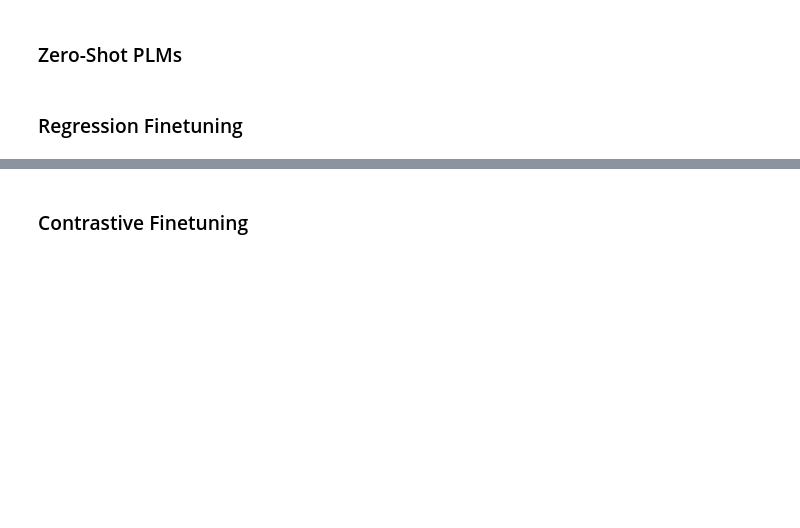
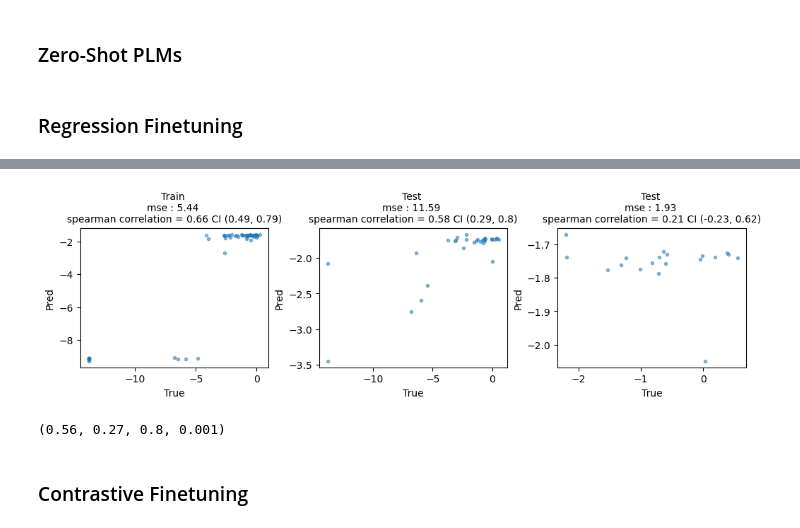
Before and after one commit to kevingeo11/DomainPrediction, a Jupyter notebook: src/fitness_prediction/surrogates_t_domain.ipynb, the cells around one changed output, grey strips where cells are left out. Drawn from its saved outputs; the diff is of its cells as text; code cells hidden in the pictures; blank space fills up the shorter version.

Commit message:
update fitness surrogates

```diff
--- a/src/fitness_prediction/surrogates_t_domain.ipynb
+++ b/src/fitness_prediction/surrogates_t_domain.ipynb
@@ -277,7 +376,7 @@ config={'layers': [1152, 512, 1],
         'batch_size': 16,
         'patience': 200,
         'early_stopping': True,
-        'lr': 1e-4,
+        'lr': 1e-3,
         'print_every_n_epoch': 10,
         'debug': True}
 surrogate = topmodel.MLPSurrogate(config=config)
@@ -286,9 +385,11 @@ surrogate.trainmodel(X=X_train, y=y_train, val=(X_test, y_test))
 y_train_pred = surrogate.predict(X_train)
 y_test_pred = surrogate.predict(X_test)
 
-fig, ax = plt.subplots(1,2, figsize=(7,3), layout='constrained')
+fig, ax = plt.subplots(1,3, figsize=(10,3), layout='constrained')
 ax[0].plot(y_train, y_train_pred, '.', alpha=0.5)
 ax[1].plot(y_test, y_test_pred, '.', alpha=0.5)
+ax[2].plot(y_test[df.loc[test_mask, 'fitness_raw'] > 0], y_test_pred[df.loc[test_mask, 'fitness_raw'] > 0],
+            '.', alpha=0.5)
 
 mse = mean_squared_error(y_train, y_train_pred)
 corr, ci_lower, ci_upper, *_  = get_spearmanr_bootstrap(y_train, y_train_pred)
@@ -298,7 +399,11 @@ mse = mean_squared_error(y_test, y_test_pred)
 corr, ci_lower, ci_upper, *_  = get_spearmanr_bootstrap(y_test, y_test_pred)
 ax[1].set_title(f'Test \nmse : {str(round(mse, 2))} \nspearman correlation = {corr} CI ({ci_lower}, {ci_upper})', size=10)
 
-for i in range(2):
+mse = mean_squared_error(y_test[df.loc[test_mask, 'fitness_raw'] > 0], y_test_pred[df.loc[test_mask, 'fitness_raw'] > 0])
+corr, ci_lower, ci_upper, *_  = get_spearmanr_bootstrap(y_test[df.loc[test_mask, 'fitness_raw'] > 0], y_test_pred[df.loc[test_mask, 'fitness_raw'] > 0])
+ax[2].set_title(f'Test \nmse : {str(round(mse, 2))} \nspearman correlation = {corr} CI ({ci_lower}, {ci_upper})', size=10)
+
+for i in range(3):
     ax[i].set_xlabel('True')
     ax[i].set_ylabel('Pred')
 
@@ -317,7 +430,7 @@ else:
 # %%
 wt_sequence = df.loc[df['name'] == 'WT', 'seq'].iloc[0]
 # %%
-zero_shot_method = 'pseudolikelihood'
+zero_shot_method = 'masked_marginal'
 # %%
 y_pred = []
 for i, row in tqdm(df.iterrows()):
@@ -364,21 +484,3 @@ for i in range(2):
     ax[i].set_ylabel('Pred')
 
 plt.show()
-# %%
-fig, ax = plt.subplots(1,2, figsize=(7,3), layout='constrained')
-ax[0].plot(y_train, y_train_pred, '.', alpha=0.5)
-ax[1].plot(y_test, y_test_pred, '.', alpha=0.5)
-
-mse = mean_squared_error(y_train, y_train_pred)
-corr, ci_lower, ci_upper, *_  = get_spearmanr_bootstrap(y_train, y_train_pred)
-ax[0].set_title(f'Train \nmse : {str(round(mse, 2))} \nspearman correlation = {corr} CI ({ci_lower}, {ci_upper})', size=10)
-
-mse = mean_squared_error(y_test, y_test_pred)
-corr, ci_lower, ci_upper, *_  = get_spearmanr_bootstrap(y_test, y_test_pred)
-ax[1].set_title(f'Test \nmse : {str(round(mse, 2))} \nspearman correlation = {corr} CI ({ci_lower}, {ci_upper})', size=10)
-
-for i in range(2):
-    ax[i].set_xlabel('True')
-    ax[i].set_ylabel('Pred')
-
-plt.show()
@@ -418,21 +584,29 @@ surrogate.trainmodel(df_train, df_test)
 # %%
 y_train_pred = surrogate.predict(df_train['seq'])
 y_test_pred = surrogate.predict(df_test['seq'])
 
-fig, ax = plt.subplots(1,2, figsize=(7,3), layout='constrained')
+fig, ax = plt.subplots(1,3, figsize=(10,3), layout='constrained')
 ax[0].plot(y_train, y_train_pred, '.', alpha=0.5)
 ax[1].plot(y_test, y_test_pred, '.', alpha=0.5)
+ax[2].plot(y_test[df.loc[test_mask, 'fitness_raw'] > 0.1], y_test_pred[df.loc[test_mask, 'fitness_raw'] > 0.1],
+            '.', alpha=0.5)
 
 mse = mean_squared_error(y_train, y_train_pred)
 corr, ci_lower, ci_upper, *_  = get_spearmanr_bootstrap(y_train, y_train_pred)
 ax[0].set_title(f'Train \nmse : {str(round(mse, 2))} \nspearman correlation = {corr} CI ({ci_lower}, {ci_upper})', size=10)
 
 mse = mean_squared_error(y_test, y_test_pred)
 corr, ci_lower, ci_upper, *_  = get_spearmanr_bootstrap(y_test, y_test_pred)
 ax[1].set_title(f'Test \nmse : {str(round(mse, 2))} \nspearman correlation = {corr} CI ({ci_lower}, {ci_upper})', size=10)
 
-for i in range(2):
+mse = mean_squared_error(y_test[df.loc[test_mask, 'fitness_raw'] > 0.1], y_test_pred[df.loc[test_mask, 'fitness_raw'] > 0.1])
+corr, ci_lower, ci_upper, *_  = get_spearmanr_bootstrap(y_test[df.loc[test_mask, 'fitness_raw'] > 0.1], y_test_pred[df.loc[test_mask, 'fitness_raw'] > 0.1])
+ax[2].set_title(f'Test \nmse : {str(round(mse, 2))} \nspearman correlation = {corr} CI ({ci_lower}, {ci_upper})', size=10)
+
+for i in range(3):
     ax[i].set_xlabel('True')
     ax[i].set_ylabel('Pred')
 
 plt.show()
+# %% [output]
+[figure, added]
@@ -438,0 +615,4 @@ plt.show()
+# %%
+corr, ci_lower, ci_upper, p_value
+# %% [output]
+(0.56, 0.27, 0.8, 0.001)
```
Also changed, not shown: parts of 31 cells of this notebook, 4 other files.
